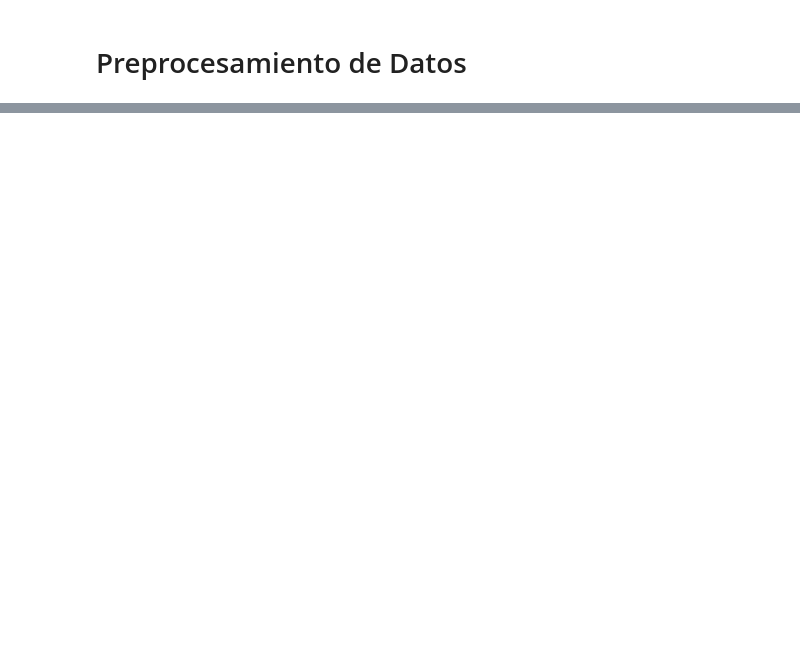
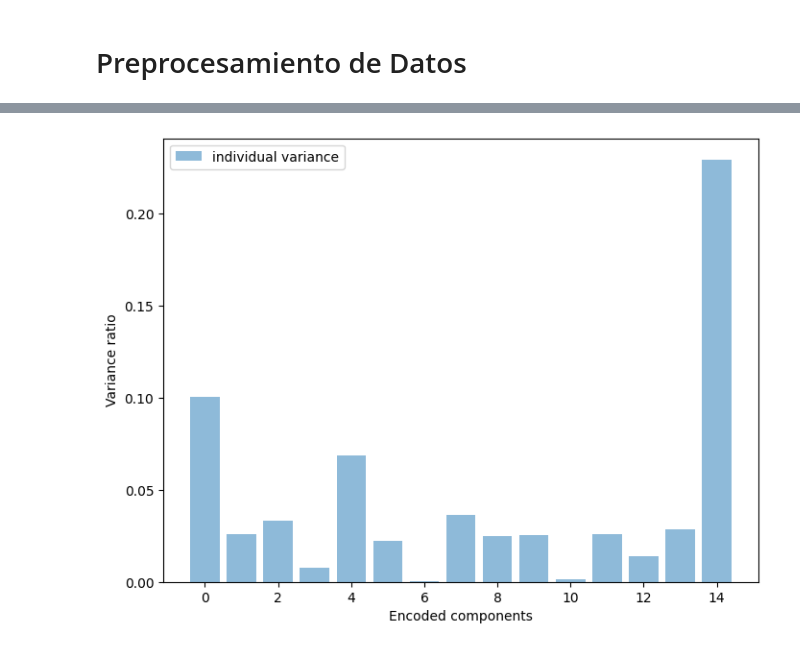
Before and after one commit to GaboLara998/ProyectoIntegrador, a Jupyter notebook: ProyectoIntregrador.ipynb, the cells around one changed output, grey strips where cells are left out. Cells and saved outputs as stored; diff of their text form; code cells hidden in the pictures; blank space fills up the shorter version.

```diff
--- a/ProyectoIntregrador.ipynb
+++ b/ProyectoIntregrador.ipynb
@@ -132,8 +119,8 @@ datos_training = eliminar_columnas(datos_training, columnas_a_eliminar)
 datos_testing = eliminar_columnas(datos_testing, columnas_a_eliminar)
 
 # Manejar valores faltantes
-datos_training = manejar_valores_faltantes(datos_training)
-datos_testing = manejar_valores_faltantes(datos_testing)
+#datos_training = manejar_valores_faltantes(datos_training)
+#datos_testing = manejar_valores_faltantes(datos_testing)
 
 # Preprocesar datos
 datos_training = normalizar_caracteristicas(datos_training, columnas_categoricas)
@@ -308,0 +333,12 @@ One-Class SVM - Precisión: 0.6602087592145203, Recall: 0.940417365216624, F1-Sc
+# %%
+# Crear el objeto MinMaxScaler
+scaler = MinMaxScaler()
+
+# Ajustar y transformar las características
+X_scaled = scaler.fit_transform(X_features)
+
+# Convertir X_scaled a DataFrame
+X_scaled_df = pd.DataFrame(X_scaled, columns=X_features.columns)
+
+# Imprimir el DataFrame escalado
+print(X_scaled_df)
@@ -308,0 +363,55 @@ One-Class SVM - Precisión: 0.6602087592145203, Recall: 0.940417365216624, F1-Sc
+# %%
+#Principle Component Analysis
+from sklearn.decomposition import PCA
+import matplotlib.pyplot as plt
+import tensorflow as tf
+from tensorflow.keras.layers import Input, Dense
+from tensorflow.keras.models import Model
+
+
+# Seleccionar características basadas en la correlación de Spearman
+corr_spearman = X_scaled_df.corr(method='spearman')
+highly_correlated_features = set()
+
+for i in range(len(corr_spearman.columns)):
+    for j in range(i):
+        if abs(corr_spearman.iloc[i, j]) > 0.8:  # Puedes ajustar este umbral según tus necesidades
+            colname = corr_spearman.columns[i]
+            highly_correlated_features.add(colname)
+
+selected_features = [col for col in X_scaled_df.columns if col not in highly_correlated_features]
+
+# Crear un nuevo DataFrame con las características seleccionadas
+X_selected_features = X_scaled_df[selected_features]
+
+# Imprimir las características seleccionadas
+print(X_selected_features)
+
+# Definir la arquitectura del autoencoder
+input_dim = X_selected_features.shape[1]
+encoding_dim = 10  # ajusta esta dimensión según tus necesidades
+
+input_data = Input(shape=(input_dim,))
+encoded = Dense(encoding_dim, activation='relu')(input_data)
+decoded = Dense(input_dim, activation='sigmoid')(encoded)
+
+autoencoder = Model(input_data, decoded)
+
+# Compilar y entrenar el autoencoder
+autoencoder.compile(optimizer='adam', loss='mean_squared_error')
+autoencoder.fit(X_selected_features, X_selected_features, epochs=10, batch_size=32)
+
+# Obtener las representaciones codificadas de los datos
+encoded_data = autoencoder.predict(X_selected_features)
+
+# Calcular la varianza de las representaciones codificadas
+encoded_variance = encoded_data.var(axis=0)
+
+# Imprimir la varianza de las representaciones codificadas
+plt.figure(figsize=(8, 6))
+plt.bar(range(len(encoded_variance)), encoded_variance, alpha=0.5, align='center', label='individual variance')
+plt.legend()
+plt.ylabel('Variance ratio')
+plt.xlabel('Encoded components')
+plt.show()
+# %% [output]
@@ -308,0 +435 @@ One-Class SVM - Precisión: 0.6602087592145203, Recall: 0.940417365216624, F1-Sc
+[figure, added]
```
Also changed, not shown: parts of 20 cells of this notebook.
